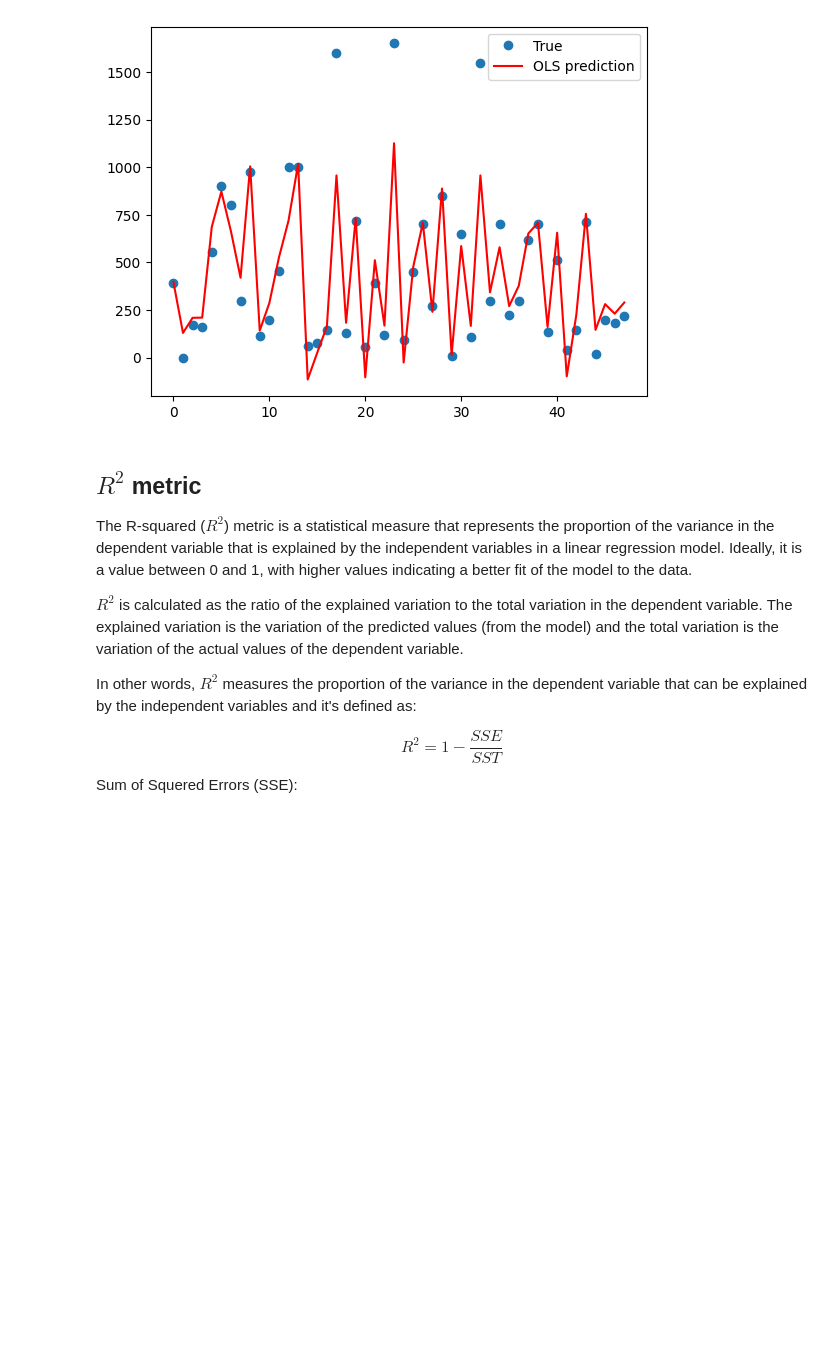
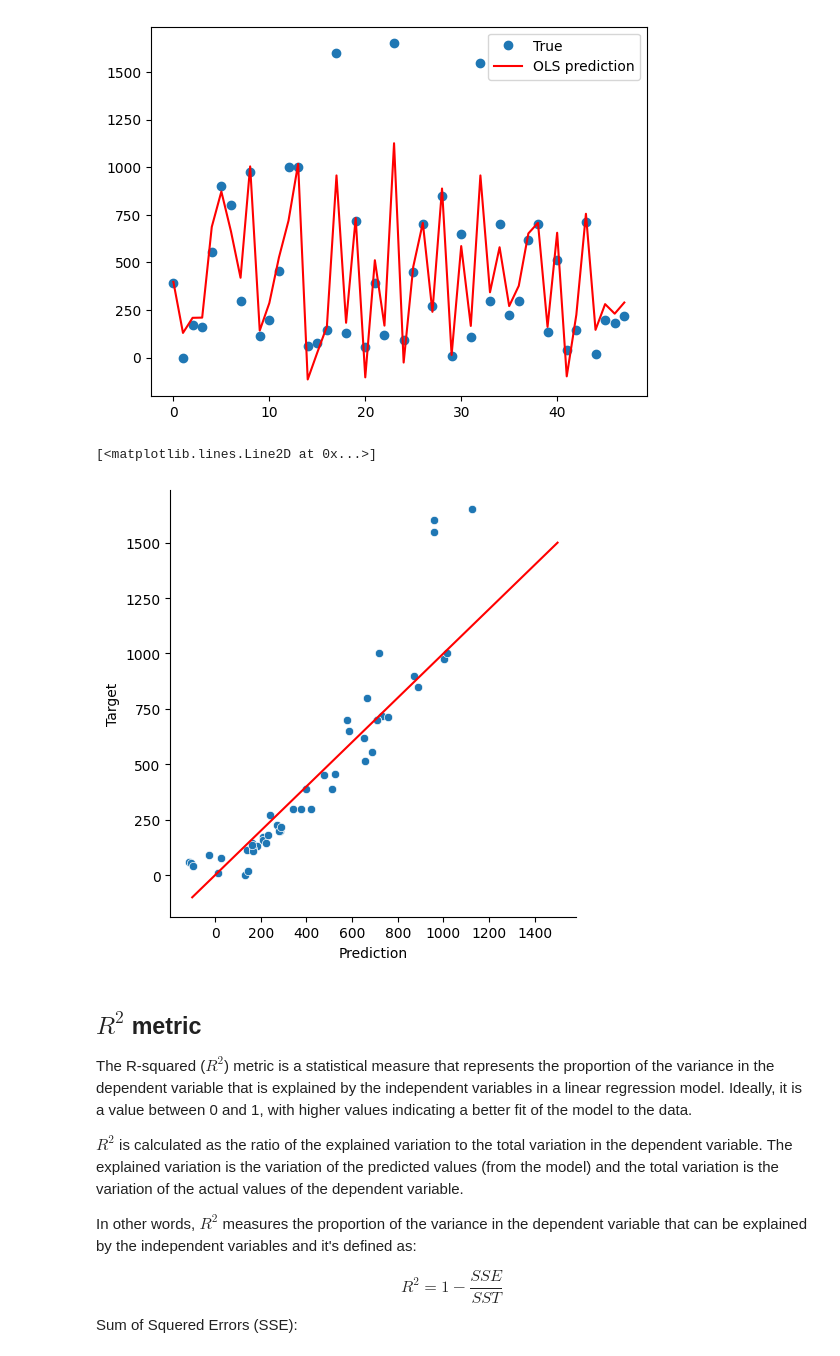
Before and after one commit to ficstamas/FateML, a Jupyter notebook: notebooks/02_classical_models.ipynb, the cells around one changed output. Cells and saved outputs as stored; diff of their text form; code cells hidden in the pictures; blank space fills up the shorter version.

```diff
--- a/notebooks/02_classical_models.ipynb
+++ b/notebooks/02_classical_models.ipynb
@@ -285,6 +285,13 @@ ax.legend(loc="best")
 # %% [output]
 <matplotlib.legend.Legend at 0x...>
 [figure]
+# %%
+conp_df = pd.DataFrame({"Prediction": y_pred.values, "Target": splits.test_y['Weight'].values})
+sns.relplot(kind="scatter", data=conp_df, x="Prediction", y="Target")
+plt.plot([-100, 1500], [-100, 1500], color="red")
+# %% [output]
+[<matplotlib.lines.Line2D at 0x...>]
+[figure, added]
 # %% [markdown]
 ## $R^2$ metric
 
```
Also changed, not shown: parts of 4 cells of this notebook.
